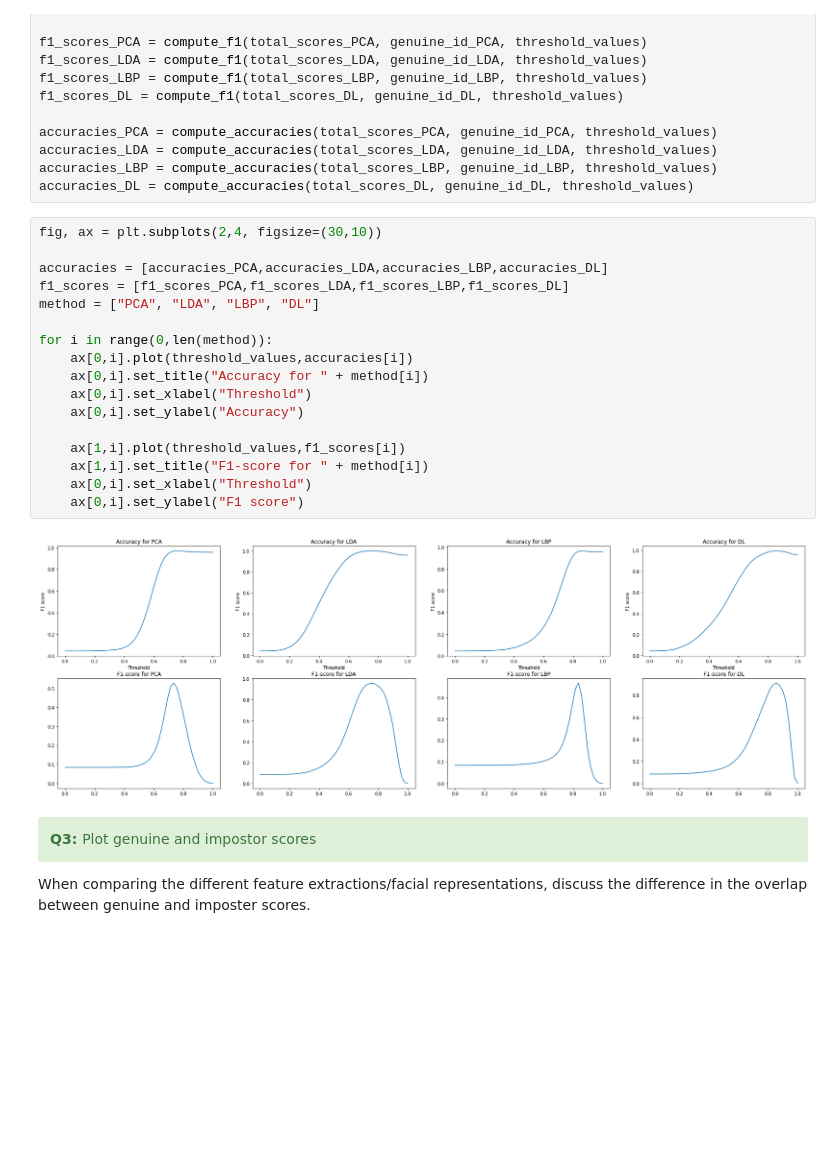
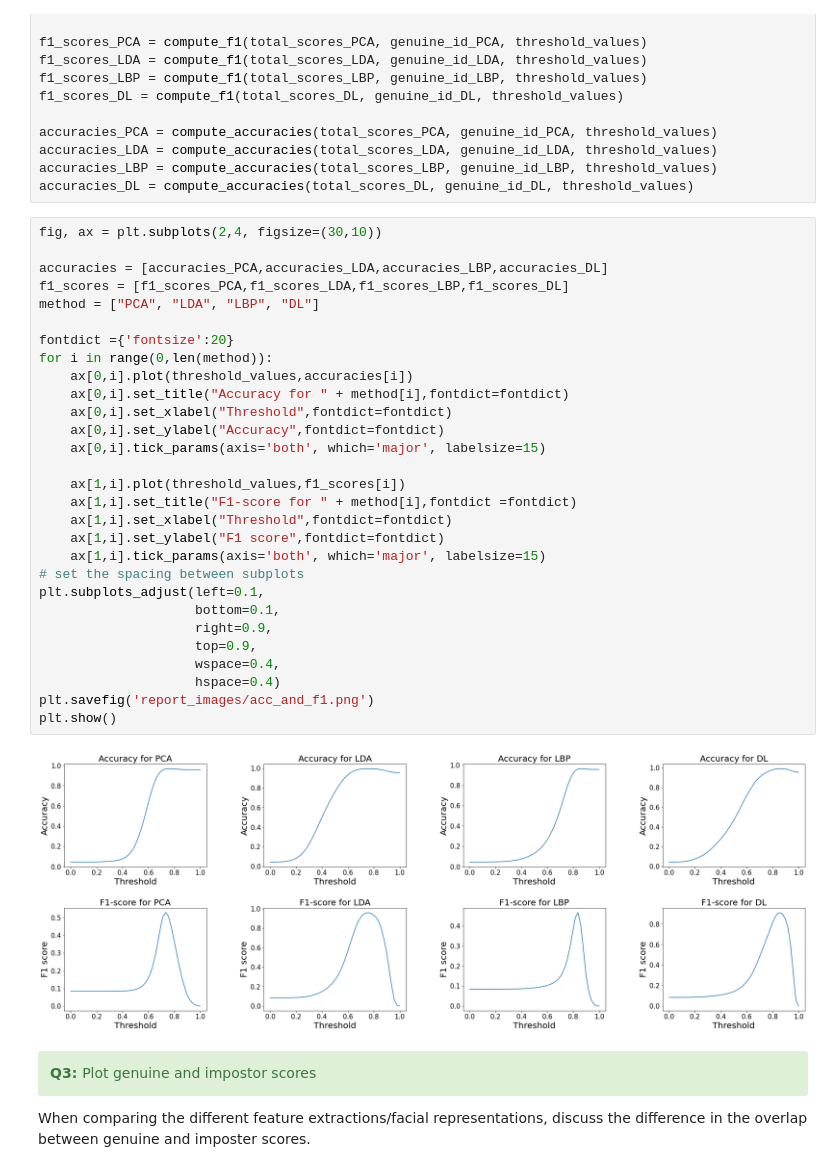
Before and after one commit to denizsoysal/biometrics, a Jupyter notebook: assignments/assignment3/Assignment3/assignment_3_2022.ipynb, the cells around one changed output. Cells and saved outputs as stored; diff of their text form; blank space fills up the shorter version.

```diff
--- a/assignments/assignment3/Assignment3/assignment_3_2022.ipynb
+++ b/assignments/assignment3/Assignment3/assignment_3_2022.ipynb
@@ -746,22 +746,34 @@ accuracies_DL = compute_accuracies(total_scores_DL, genuine_id_DL, threshold_val
 # %%
 fig, ax = plt.subplots(2,4, figsize=(30,10))
 
 accuracies = [accuracies_PCA,accuracies_LDA,accuracies_LBP,accuracies_DL]
 f1_scores = [f1_scores_PCA,f1_scores_LDA,f1_scores_LBP,f1_scores_DL]
 method = ["PCA", "LDA", "LBP", "DL"]
 
+fontdict ={'fontsize':20}
 for i in range(0,len(method)):
     ax[0,i].plot(threshold_values,accuracies[i])
-    ax[0,i].set_title("Accuracy for " + method[i])
-    ax[0,i].set_xlabel("Threshold")
-    ax[0,i].set_ylabel("Accuracy")
+    ax[0,i].set_title("Accuracy for " + method[i],fontdict=fontdict)
+    ax[0,i].set_xlabel("Threshold",fontdict=fontdict)
+    ax[0,i].set_ylabel("Accuracy",fontdict=fontdict)
+    ax[0,i].tick_params(axis='both', which='major', labelsize=15)
 
     ax[1,i].plot(threshold_values,f1_scores[i])
-    ax[1,i].set_title("F1-score for " + method[i])
-    ax[0,i].set_xlabel("Threshold")
-    ax[0,i].set_ylabel("F1 score")
+    ax[1,i].set_title("F1-score for " + method[i],fontdict =fontdict)
+    ax[1,i].set_xlabel("Threshold",fontdict=fontdict)
+    ax[1,i].set_ylabel("F1 score",fontdict=fontdict)
+    ax[1,i].tick_params(axis='both', which='major', labelsize=15)
+# set the spacing between subplots
+plt.subplots_adjust(left=0.1,
+                    bottom=0.1,
+                    right=0.9,
+                    top=0.9,
+                    wspace=0.4,
+                    hspace=0.4)
+plt.savefig('report_images/acc_and_f1.png')
+plt.show()
 # %% [output]
-[figure, old version]
+[figure, new version]
 # %% [markdown]
 <div class="alert alert-block alert-success">
 <b>Q3: </b> Plot genuine and impostor scores
```
Also changed, not shown: parts of 12 cells of this notebook.
